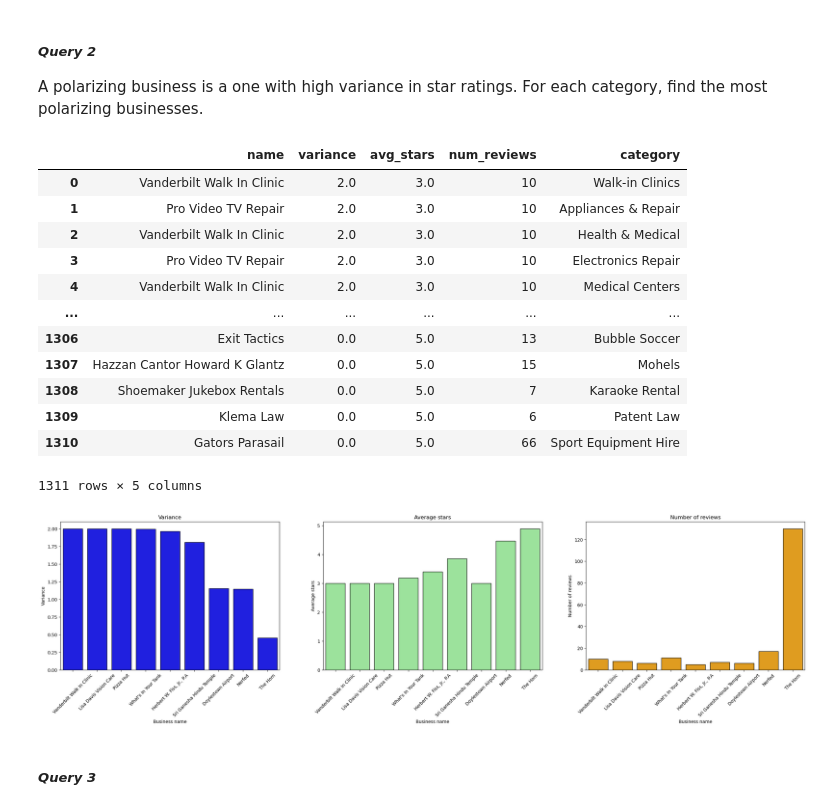
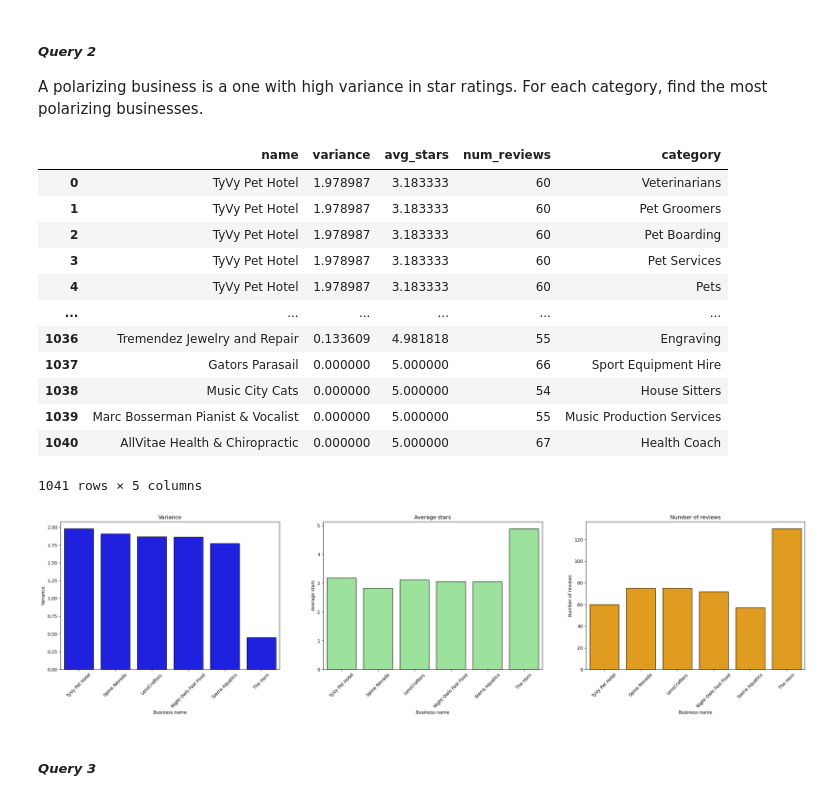
Before and after one commit to Vitali-Matteo/SMBUD-Project, a Jupyter notebook: Queries.ipynb, the cells around one changed output. Drawn from its saved outputs; the diff is of its cells as text; code cells hidden in the pictures.

```diff
--- a/Queries.ipynb
+++ b/Queries.ipynb
@@ -205,6 +212,14 @@ df
 A polarizing business is a one with high variance in star ratings. For each category, find the most polarizing businesses.
 # %%
 query_results = db["businesses_merged"].aggregate([{
+                                                       "$project" : {
+                                                           "business_id" : 1,
+                                                           "categories" : 1,
+                                                           "reviews.stars" : 1,
+                                                           "name" : 1
+                                                       }
+                                                   },
+                                                   {
                                                        "$unwind" : "$categories"
                                                    },
                                                    {
@@ -233,6 +248,13 @@ query_results = db["businesses_merged"].aggregate([{
                                                        }
                                                    },
                                                    {
+                                                        "$match" : {
+                                                            "num_reviews" : {
+                                                                "$gte" : 50
+                                                            }
+                                                        }
+                                                   },
+                                                   {
                                                         "$sort" : {
                                                             "category" : 1,
                                                             "variance" : -1
@@ -255,36 +277,36 @@ query_results = db["businesses_merged"].aggregate([{
                                                             }
                                                         }
                                                     },
-                                                   {
-                                                       "$project" : {
-                                                           "_id" : 0,
-                                                           "category" : "$_id",
-                                                           "name" : 1,
-                                                           "avg_stars" : 1,
-                                                           "num_reviews" : 1,
-                                                           "variance" : 1,
-                                                       }
-                                                   },
-                                                   {
-                                                       "$sort" : {
-                                                           "variance" : -1
-                                                       }
-                                                   }])
+                                                    {
+                                                        "$project" : {
+                                                            "_id" : 0,
+                                                            "category" : "$_id",
+                                                            "name" : 1,
+                                                            "avg_stars" : 1,
+                                                            "num_reviews" : 1,
+                                                            "variance" : 1,
+                                                        }
+                                                    },
+                                                    {
+                                                        "$sort" : {
+                                                            "variance" : -1
+                                                        }
+                                                    }])
 
 #Store the result in a DataFrame
 df = pd.DataFrame(query_results)
 df
 # %% [output]
 |  | name | variance | avg_stars | num_reviews | category |
-| 0 | Vanderbilt Walk In Clinic | 2.0 | 3.0 | 10 | Walk-in Clinics |
-| 1 | Pro Video TV Repair | 2.0 | 3.0 | 10 | Appliances & Repair |
-| 2 | Vanderbilt Walk In Clinic | 2.0 | 3.0 | 10 | Health & Medical |
-| 3 | Pro Video TV Repair | 2.0 | 3.0 | 10 | Electronics Repair |
-| 4 | Vanderbilt Walk In Clinic | 2.0 | 3.0 | 10 | Medical Centers |
+| 0 | TyVy Pet Hotel | 1.978987 | 3.183333 | 60 | Veterinarians |
+| 1 | TyVy Pet Hotel | 1.978987 | 3.183333 | 60 | Pet Groomers |
+| 2 | TyVy Pet Hotel | 1.978987 | 3.183333 | 60 | Pet Boarding |
+| 3 | TyVy Pet Hotel | 1.978987 | 3.183333 | 60 | Pet Services |
+| 4 | TyVy Pet Hotel | 1.978987 | 3.183333 | 60 | Pets |
 | ... | ... | ... | ... | ... | ... |
-| 1306 | Exit Tactics | 0.0 | 5.0 | 13 | Bubble Soccer |
-| 1307 | Hazzan Cantor Howard K Glantz | 0.0 | 5.0 | 15 | Mohels |
-| 1308 | Shoemaker Jukebox Rentals | 0.0 | 5.0 | 7 | Karaoke Rental |
-| 1309 | Klema Law | 0.0 | 5.0 | 6 | Patent Law |
-| 1310 | Gators Parasail | 0.0 | 5.0 | 66 | Sport Equipment Hire |
+| 1036 | Tremendez Jewelry and Repair | 0.133609 | 4.981818 | 55 | Engraving |
+| 1037 | Gators Parasail | 0.000000 | 5.000000 | 66 | Sport Equipment Hire |
+| 1038 | Music City Cats | 0.000000 | 5.000000 | 54 | House Sitters |
+| 1039 | Marc Bosserman Pianist & Vocalist | 0.000000 | 5.000000 | 55 | Music Production Services |
+| 1040 | AllVitae Health & Chiropractic | 0.000000 | 5.000000 | 67 | Health Coach |
-1311 rows × 5 columns
+1041 rows × 5 columns
@@ -291,38 +315,38 @@ df
 # %%
 #With this list, we are specifying what categories include in the histogram
-categories_of_interest = ["Medical Centers", "Restaurants", "Free diving", "Synagogues", "Optometrists", "Flyboarding", "Aquarium Services", "Somali", "Wills", "Dart Arenas"]
+categories_of_interest = ["Medical Centers", "Restaurants", "Pets", "Optometrists", "Aquarium Services", "Somali"]
 
 # Filter the DataFrame for the specified categories
 filtered_df = df[df["category"].isin(categories_of_interest)]
 
 # Plot histograms for variance, avg_stars, and num_reviews
 fig, axes = plt.subplots(1, 3, figsize = (30, 6))
 
 #Variance
 sns.barplot(filtered_df, x = "name", y = "variance", ax = axes[0], color = "blue", edgecolor = "black")
 axes[0].set_title("Variance")
 axes[0].set_xlabel("Business name")
 axes[0].set_ylabel("Variance")
 axes[0].tick_params(axis = "x", rotation = 45)
 
 #Average stars
 sns.barplot(filtered_df, x = "name", y = "avg_stars", ax = axes[1], color = "lightGreen", edgecolor = "black")
 axes[1].set_title("Average stars")
 axes[1].set_xlabel("Business name")
 axes[1].set_ylabel("Average stars")
 axes[1].tick_params(axis = "x", rotation = 45)
 
 #Number of reviews
 sns.barplot(filtered_df, x = "name", y = "num_reviews", ax = axes[2], color = "orange", edgecolor = "black")
 axes[2].set_title("Number of reviews")
 axes[2].set_xlabel("Business name")
 axes[2].set_ylabel("Number of reviews")
 axes[2].tick_params(axis = "x", rotation = 45)
 
 # Show the plots
 plt.show()
 # %% [output]
-[figure, old version]
+[figure, new version]
 # %% [markdown]
 ##### ***Query 3***
 # %% [markdown]
```
Also changed, not shown: parts of 16 cells of this notebook, 9 other files.
